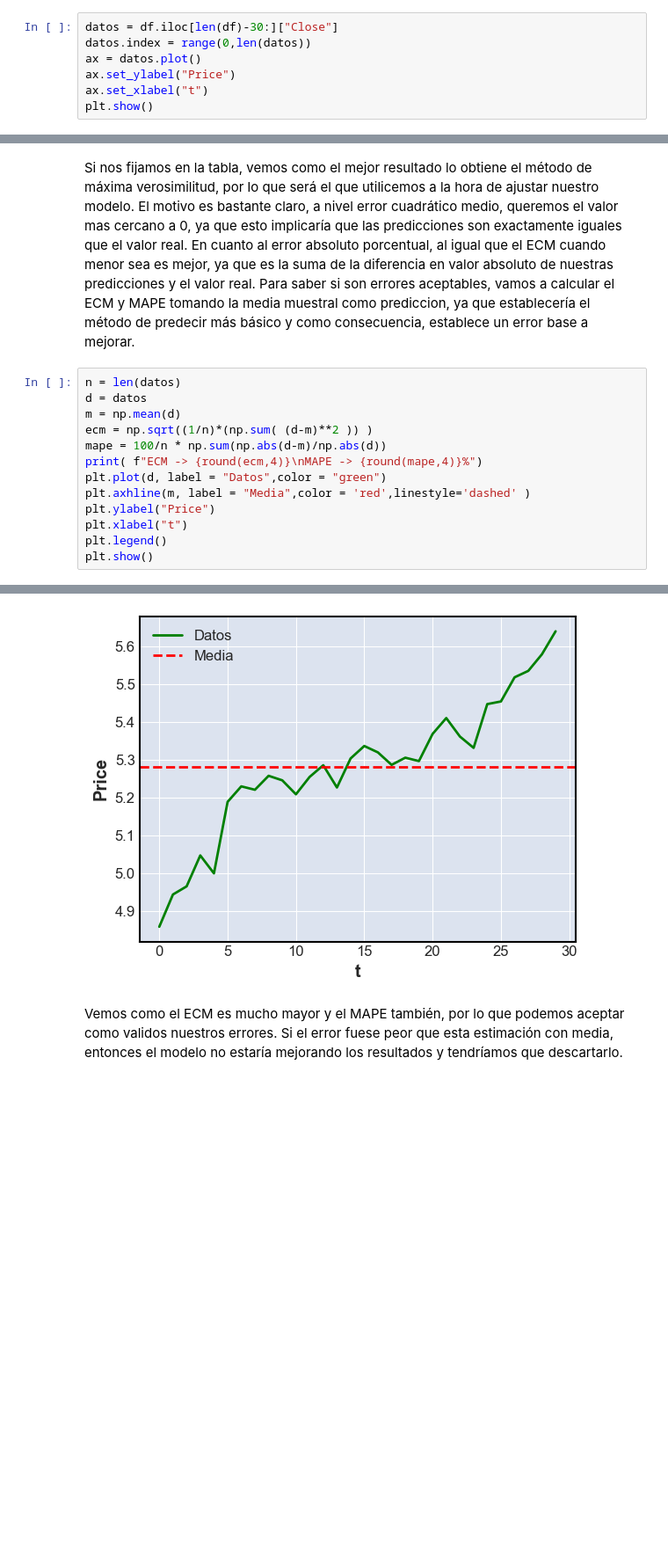
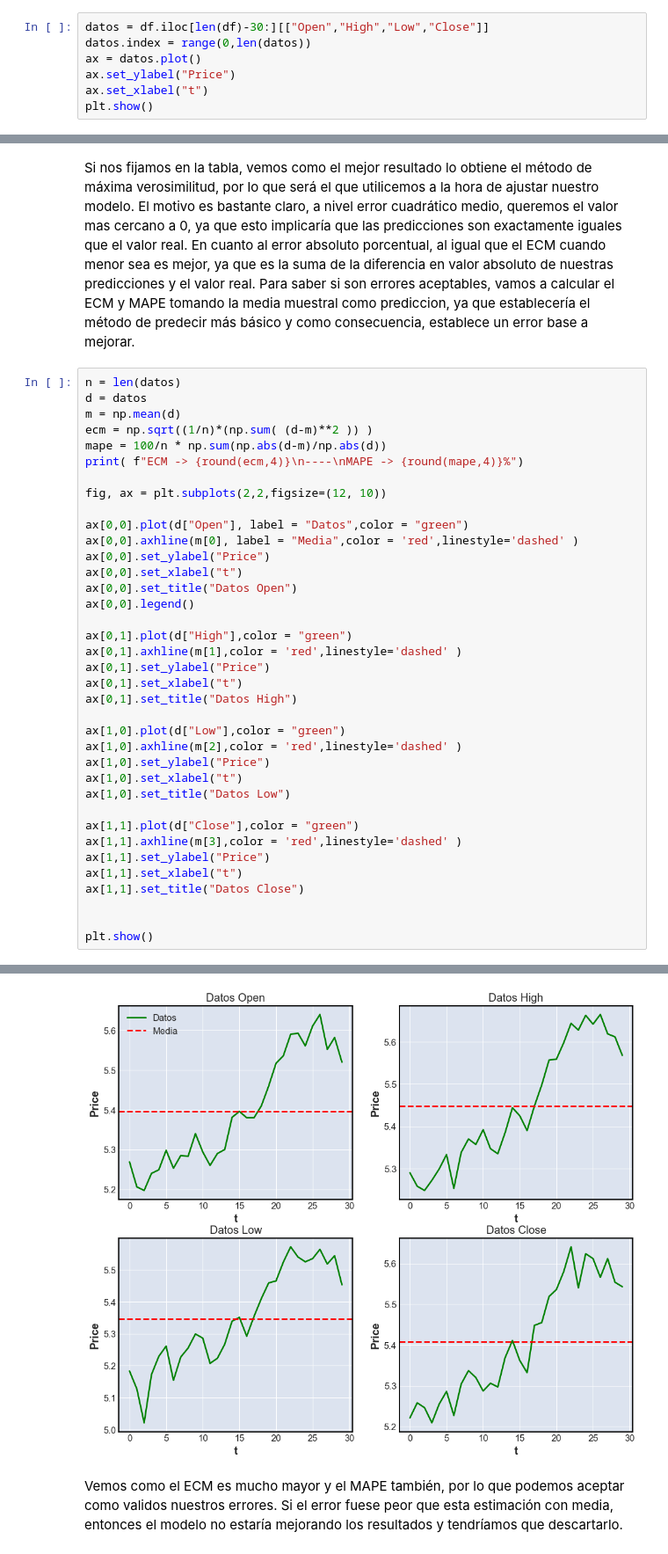
Before and after one commit to bereamanuel/analisisCarteras, a Jupyter notebook: modelo_lognormal.ipynb, the cells around one changed output, grey strips where cells are left out. Shown: that part at 88% size. Drawn from its saved outputs; the diff is of its cells as text; blank space fills up the shorter version.

```diff
--- a/modelo_lognormal.ipynb
+++ b/modelo_lognormal.ipynb
@@ -341,7 +346,7 @@ None
 
 En primer lugar, vamos a tomar un subconjunto de los datos, por ejemplo los ultimos 30 días. Además, solo cogeremos los datos de cierre.
 # %%
-datos = df.iloc[len(df)-30:]["Close"]
+datos = df.iloc[len(df)-30:][["Open","High","Low","Close"]]
 datos.index = range(0,len(datos))
 ax = datos.plot()
 ax.set_ylabel("Price")
@@ -385,11 +420,35 @@ d = datos
 m = np.mean(d)
 ecm = np.sqrt((1/n)*(np.sum( (d-m)**2 )) )
 mape = 100/n * np.sum(np.abs(d-m)/np.abs(d))
-print( f"ECM -> {round(ecm,4)}\nMAPE -> {round(mape,4)}%")
-plt.plot(d, label = "Datos",color = "green")
-plt.axhline(m, label = "Media",color = 'red',linestyle='dashed' )
-plt.ylabel("Price")
-plt.xlabel("t")
-plt.legend()
+print( f"ECM -> {round(ecm,4)}\n----\nMAPE -> {round(mape,4)}%")
+
+fig, ax = plt.subplots(2,2,figsize=(12, 10))
+
+ax[0,0].plot(d["Open"], label = "Datos",color = "green")
+ax[0,0].axhline(m[0], label = "Media",color = 'red',linestyle='dashed' )
+ax[0,0].set_ylabel("Price")
+ax[0,0].set_xlabel("t")
+ax[0,0].set_title("Datos Open")
+ax[0,0].legend()
+
+ax[0,1].plot(d["High"],color = "green")
+ax[0,1].axhline(m[1],color = 'red',linestyle='dashed' )
+ax[0,1].set_ylabel("Price")
+ax[0,1].set_xlabel("t")
+ax[0,1].set_title("Datos High")
+
+ax[1,0].plot(d["Low"],color = "green")
+ax[1,0].axhline(m[2],color = 'red',linestyle='dashed' )
+ax[1,0].set_ylabel("Price")
+ax[1,0].set_xlabel("t")
+ax[1,0].set_title("Datos Low")
+
+ax[1,1].plot(d["Close"],color = "green")
+ax[1,1].axhline(m[3],color = 'red',linestyle='dashed' )
+ax[1,1].set_ylabel("Price")
+ax[1,1].set_xlabel("t")
+ax[1,1].set_title("Datos Close")
+
+
 plt.show()
 # %% [output]
@@ -398,4 +466,4 @@ MAPE -> 2.5561%
-[figure, old version]
+[figure, new version]
 # %% [markdown]
 Vemos como el ECM es mucho mayor y el MAPE también, por lo que podemos aceptar como validos nuestros errores. Si el error fuese peor que esta estimación con media, entonces el modelo no estaría mejorando los resultados y tendríamos que descartarlo.
 # %% [markdown]
```
Also changed, not shown: parts of 14 cells of this notebook, 1 other file.
